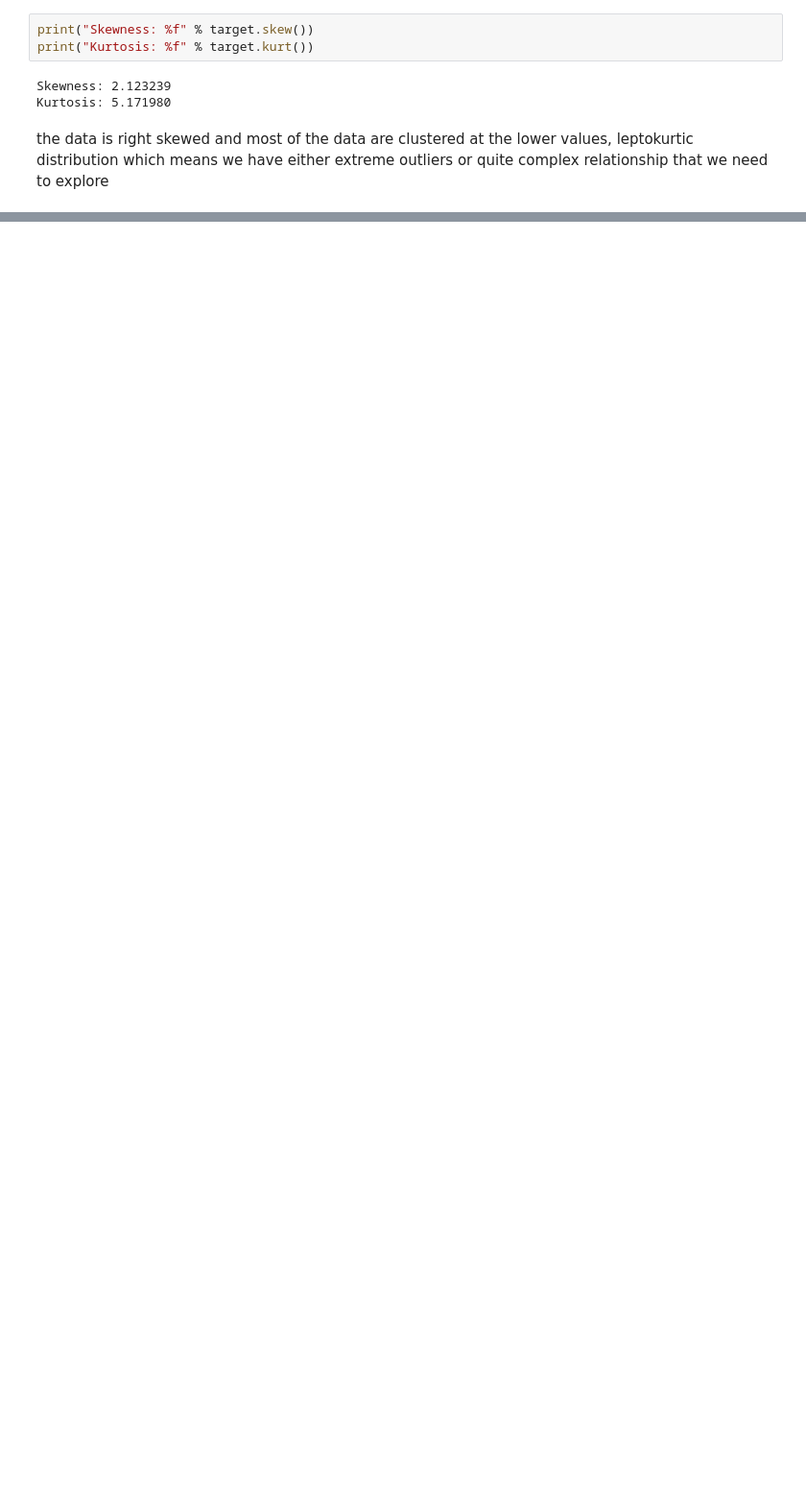
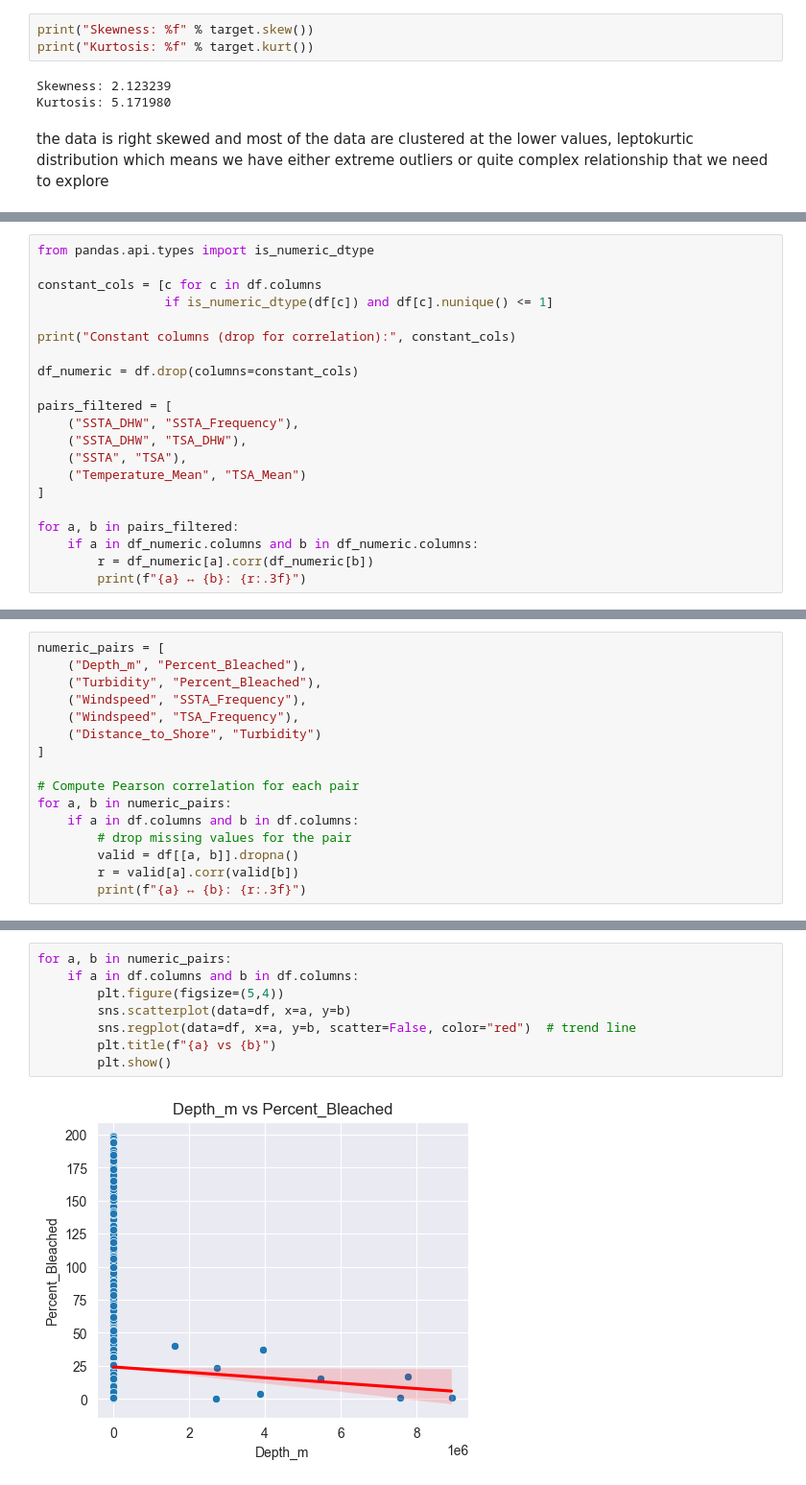
Before and after one commit to Saa1amand3r/hackthefuture2025, a Jupyter notebook: notebooks/02_eda.ipynb, the cells around one changed output, grey strips where cells are left out. Shown at 96% size. Saved outputs shown, nothing was run; the diff lists cells and outputs as text; blank space fills up the shorter version.

```diff
--- a/notebooks/02_eda.ipynb
+++ b/notebooks/02_eda.ipynb
@@ -147,0 +142,21 @@ Exposure: 4412 non-numeric (now NaN). Examples (first 10): ['nan']
+# %%
+from pandas.api.types import is_numeric_dtype
+
+constant_cols = [c for c in df.columns
+                 if is_numeric_dtype(df[c]) and df[c].nunique() <= 1]
+
+print("Constant columns (drop for correlation):", constant_cols)
+
+df_numeric = df.drop(columns=constant_cols)
+
+pairs_filtered = [
+    ("SSTA_DHW", "SSTA_Frequency"),
+    ("SSTA_DHW", "TSA_DHW"),
+    ("SSTA", "TSA"),
+    ("Temperature_Mean", "TSA_Mean")
+]
+
+for a, b in pairs_filtered:
+    if a in df_numeric.columns and b in df_numeric.columns:
+        r = df_numeric[a].corr(df_numeric[b])
+        print(f"{a} ↔ {b}: {r:.3f}")
@@ -147,0 +200,16 @@ Exposure: 4412 non-numeric (now NaN). Examples (first 10): ['nan']
+# %%
+numeric_pairs = [
+    ("Depth_m", "Percent_Bleached"),
+    ("Turbidity", "Percent_Bleached"),
+    ("Windspeed", "SSTA_Frequency"),
+    ("Windspeed", "TSA_Frequency"),
+    ("Distance_to_Shore", "Turbidity")
+]
+
+# Compute Pearson correlation for each pair
+for a, b in numeric_pairs:
+    if a in df.columns and b in df.columns:
+        # drop missing values for the pair
+        valid = df[[a, b]].dropna()
+        r = valid[a].corr(valid[b])
+        print(f"{a} ↔ {b}: {r:.3f}")
@@ -147,0 +222,10 @@ Exposure: 4412 non-numeric (now NaN). Examples (first 10): ['nan']
+# %%
+for a, b in numeric_pairs:
+    if a in df.columns and b in df.columns:
+        plt.figure(figsize=(5,4))
+        sns.scatterplot(data=df, x=a, y=b)
+        sns.regplot(data=df, x=a, y=b, scatter=False, color="red")  # trend line
+        plt.title(f"{a} vs {b}")
+        plt.show()
+# %% [output]
+[figure, added]
```
Also changed, not shown: parts of 17 cells of this notebook.
